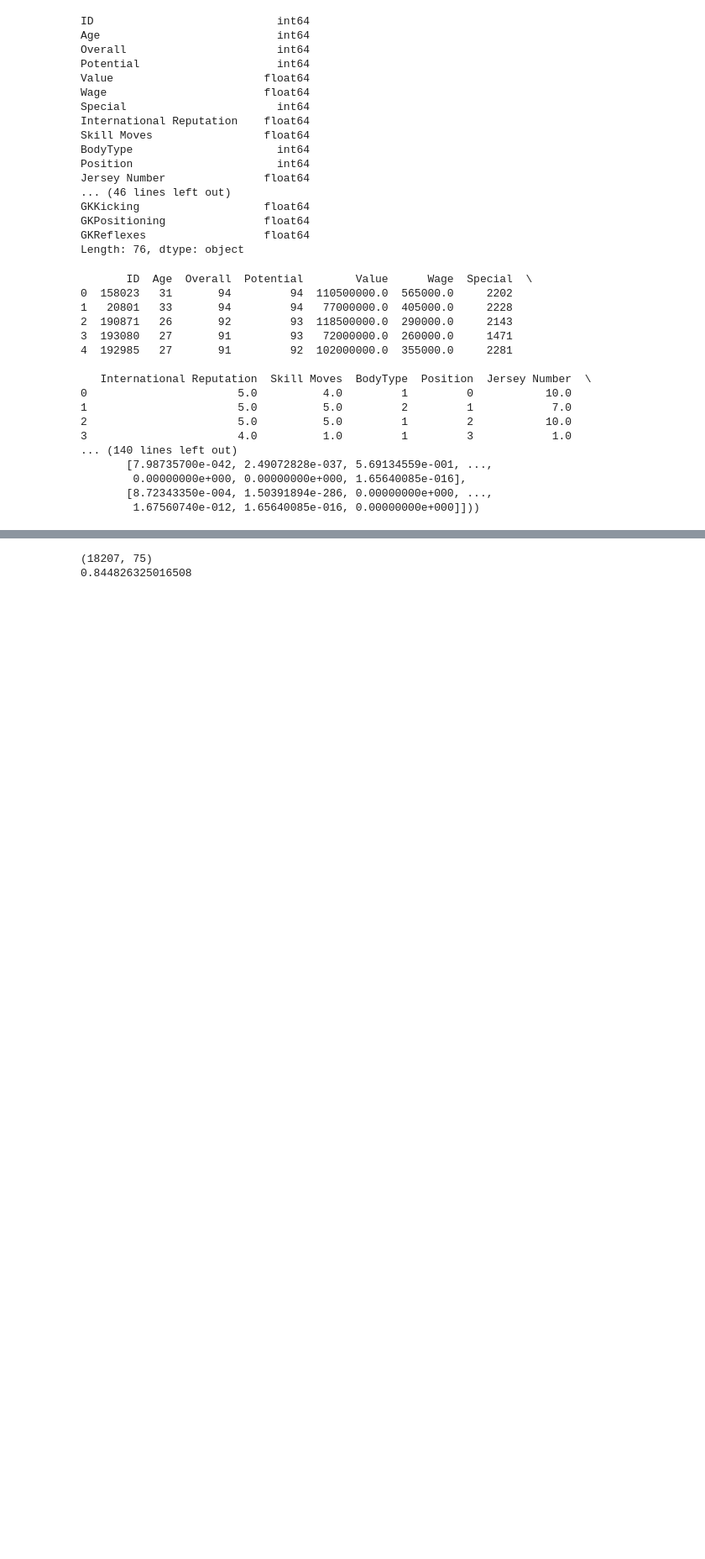
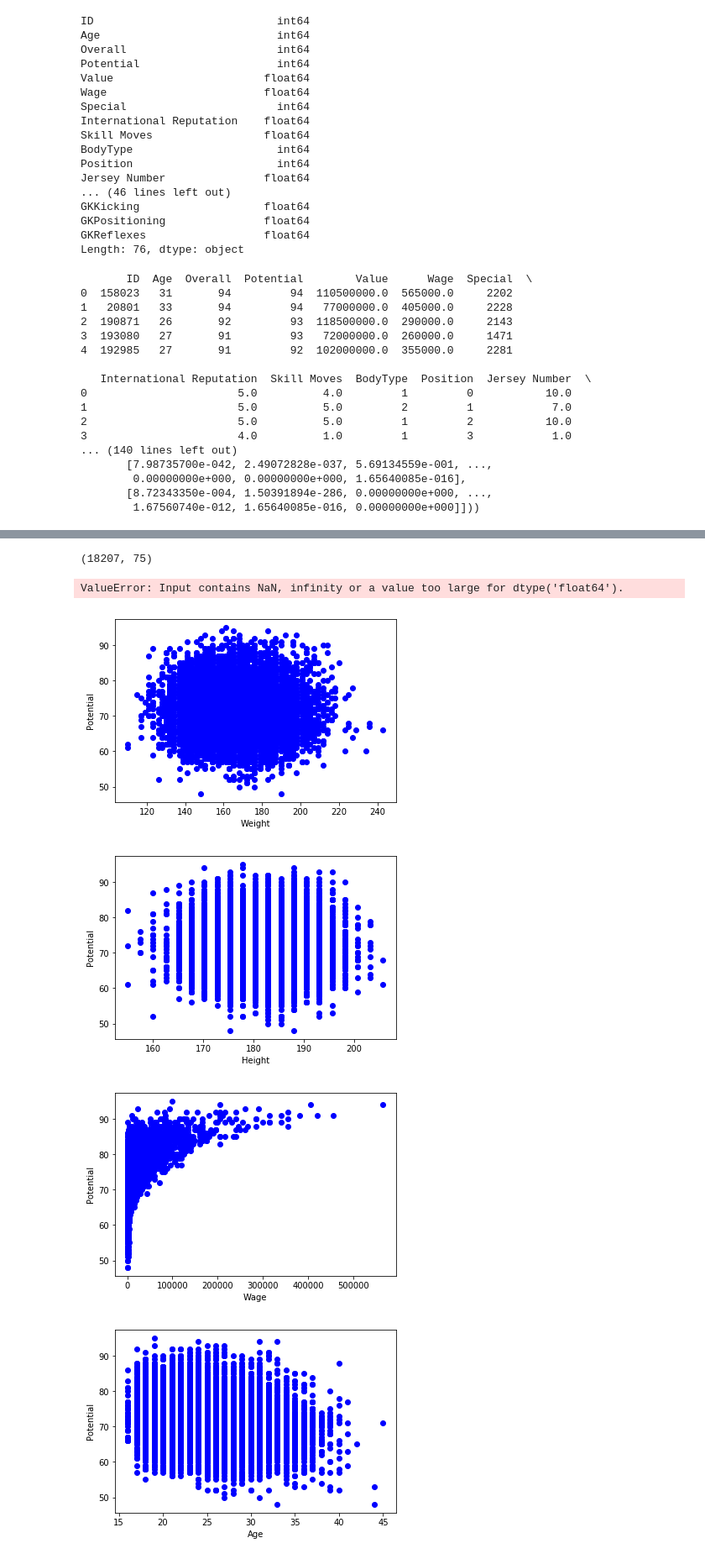
Before and after one commit to GuptaAvinash1998/Football-player-potential-predictor, a Jupyter notebook: potential_predictor.ipynb, the cells around one changed output, grey strips where cells are left out. Shown: that part at 84% size. Cells and saved outputs as stored; diff of their text form; code cells hidden in the pictures; blank space fills up the shorter version.

Commit message:
graphs

```diff
--- a/potential_predictor.ipynb
+++ b/potential_predictor.ipynb
@@ -335,19 +333,22 @@ KeyboardInterrupt:
 x = fifa_dataset.drop('Potential', axis = 1) #filter method dimension reduction, get independednt features
 print(x.shape)
 x_train, x_test, y_train, y_test = train_test_split( x, fifa_dataset['Potential'], test_size=0.33)
-mod = SelectKBest(score_func=chi2, k=65) #create model that selects the k best features
+mod = SelectKBest(score_func=chi2, k=75) #create model that selects the k best features
 fitmod = mod.fit(x_train, y_train) #get k best features
 mask = fitmod.get_support()
 fifa_new = x_train.columns[mask]
 x_train = x_train[fifa_new] #create new dataframe with just the k best features
 x_test = x_test[fifa_new]
+print(fifa_new)
 r = LinearRegression().fit(x_train, y_train)
 pred = r.predict(x_test)
+cols = x.columns.tolist()
+print (cols)
 
 print(r2_score(y_test,pred))
 # %% [output]
 (18207, 75)
-0.844826325016508
+ValueError: Input contains NaN, infinity or a value too large for dtype('float64').
 # %%
 #k = 40 0.5002951968538762
 #k = 50 0.6308124517039122
@@ -358,0 +362,54 @@ print(r2_score(y_test,pred))
+# %%
+x['Weight'] = x['Weight'].replace(0.0, np.nan)
+x['Height'] = x['Height'].replace(0.0, np.nan)
+x['Wage'] = x['Wage'].replace(0.0, np.nan)
+plt.plot(x['Weight'], fifa_dataset['Potential'], 'bo')
+
+
+# naming the x axis
+plt.xlabel('Weight')
+# naming the y axis
+plt.ylabel('Potential')
+plt.show()
+plt.plot(x['Height'], fifa_dataset['Potential'], 'bo')
+
+# naming the x axis
+plt.xlabel('Height')
+# naming the y axis
+plt.ylabel('Potential')
+plt.show()
+plt.plot(x['Wage'], fifa_dataset['Potential'], 'bo')
+
+
+# naming the x axis
+plt.xlabel('Wage')
+# naming the y axis
+plt.ylabel('Potential')
+plt.show()
+plt.plot(x['Age'], fifa_dataset['Potential'], 'bo')
+
+# naming the x axis
+plt.xlabel('Age')
+# naming the y axis
+plt.ylabel('Potential')
+plt.show()
+
+plt.plot(x['Special'], fifa_dataset['Potential'], 'bo')
+
+# naming the x axis
+plt.xlabel('Special')
+# naming the y axis
+plt.ylabel('Potential')
+plt.show()
+plt.plot(x['Value'], fifa_dataset['Potential'], 'bo')
+
+# naming the x axis
+plt.xlabel('Value')
+# naming the y axis
+plt.ylabel('Potential')
+plt.show()
+# %% [output]
+[figure, added]
+[figure, added]
+[figure, added]
+[figure, added]
```
Also changed, not shown: parts of 6 cells of this notebook.
